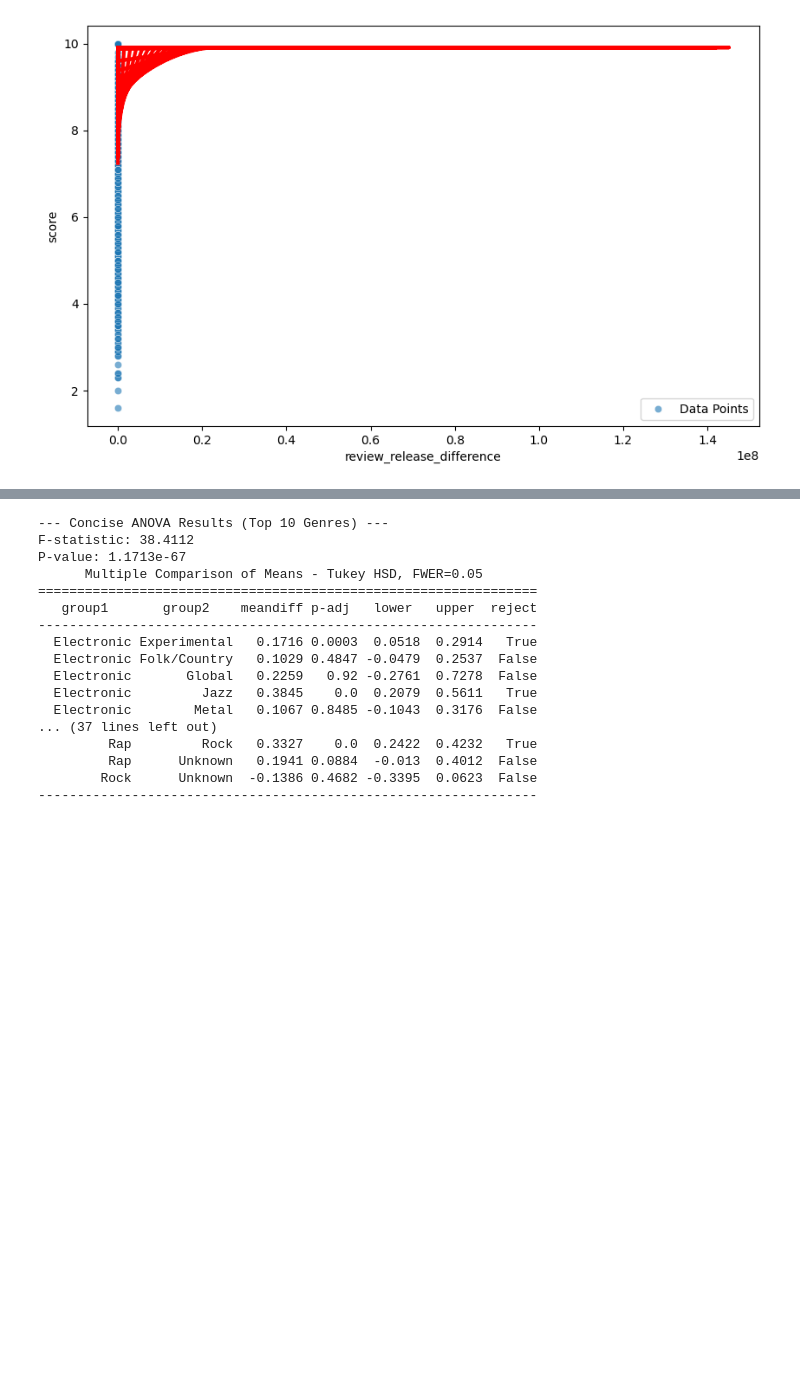
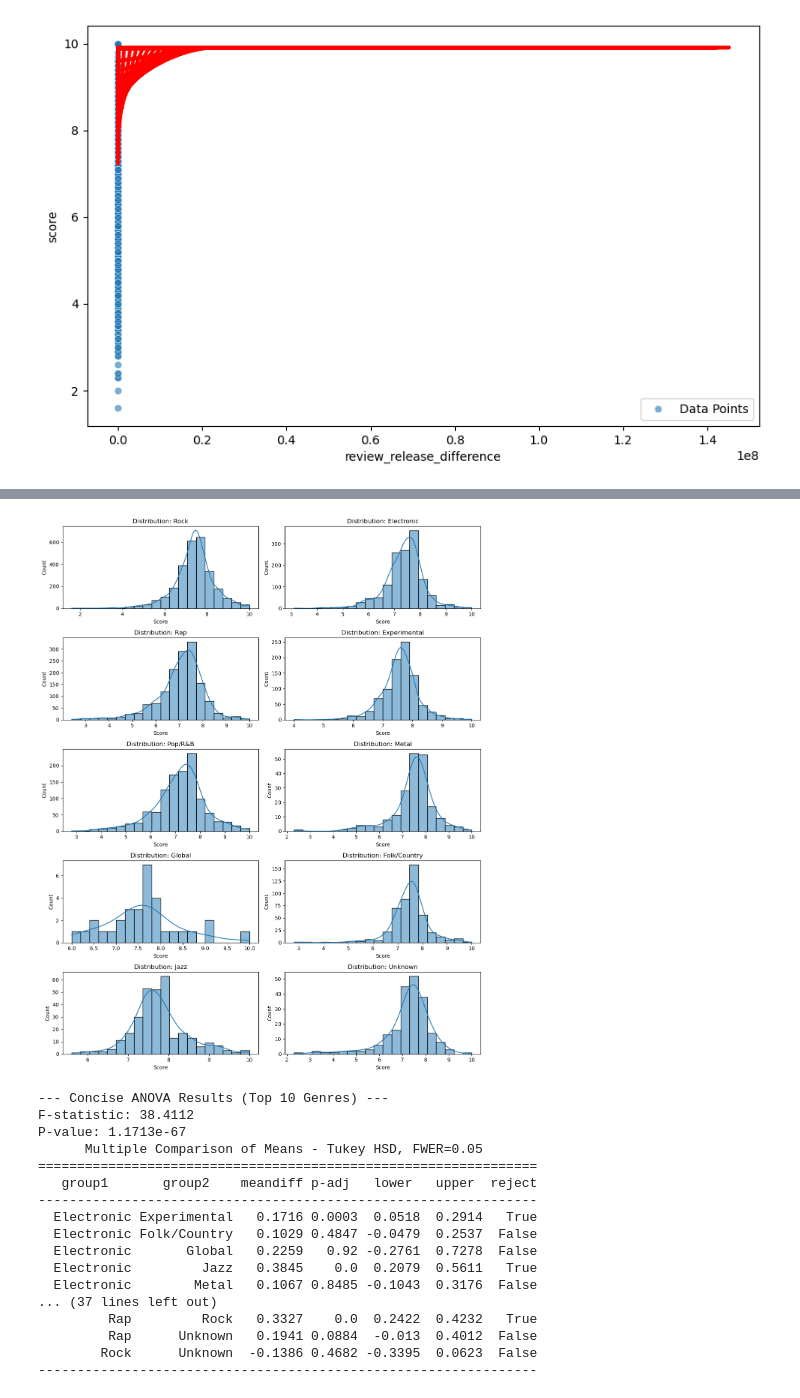
Before and after one commit to skunitzlevy/ds6021-pitchfork, a Jupyter notebook: Finn_analysis.ipynb, the cells around one changed output, grey strips where cells are left out. Saved outputs shown, nothing was run; the diff lists cells and outputs as text; code cells hidden in the pictures; blank space fills up the shorter version.

```diff
--- a/Finn_analysis.ipynb
+++ b/Finn_analysis.ipynb
@@ -237,4 +236,20 @@ plt.show()
 [figure]
+# %%
+unique_genres = df['main_genre'].dropna().unique()
+fig, axes = plt.subplots(5, 2, figsize=(12, 15))
+axes = axes.flatten()
+for i, ax in enumerate(axes):
+    if i < len(unique_genres):
+        genre = unique_genres[i]
+        subset = df[df['main_genre'] == genre]
+        sns.histplot(subset['score'].dropna(), bins=20, kde=True, edgecolor='black', ax=ax)
+        ax.set_title(f'Distribution: {genre}', fontsize=12)
+        ax.set_xlabel('Score')
+        ax.set_ylabel('Count')
+plt.tight_layout()
+plt.show()
+# %% [output]
+[figure, added]
 # %%
 from scipy.stats import f_oneway
 from statsmodels.stats.multicomp import pairwise_tukeyhsd
```
Also changed, not shown: parts of 4 cells of this notebook.
